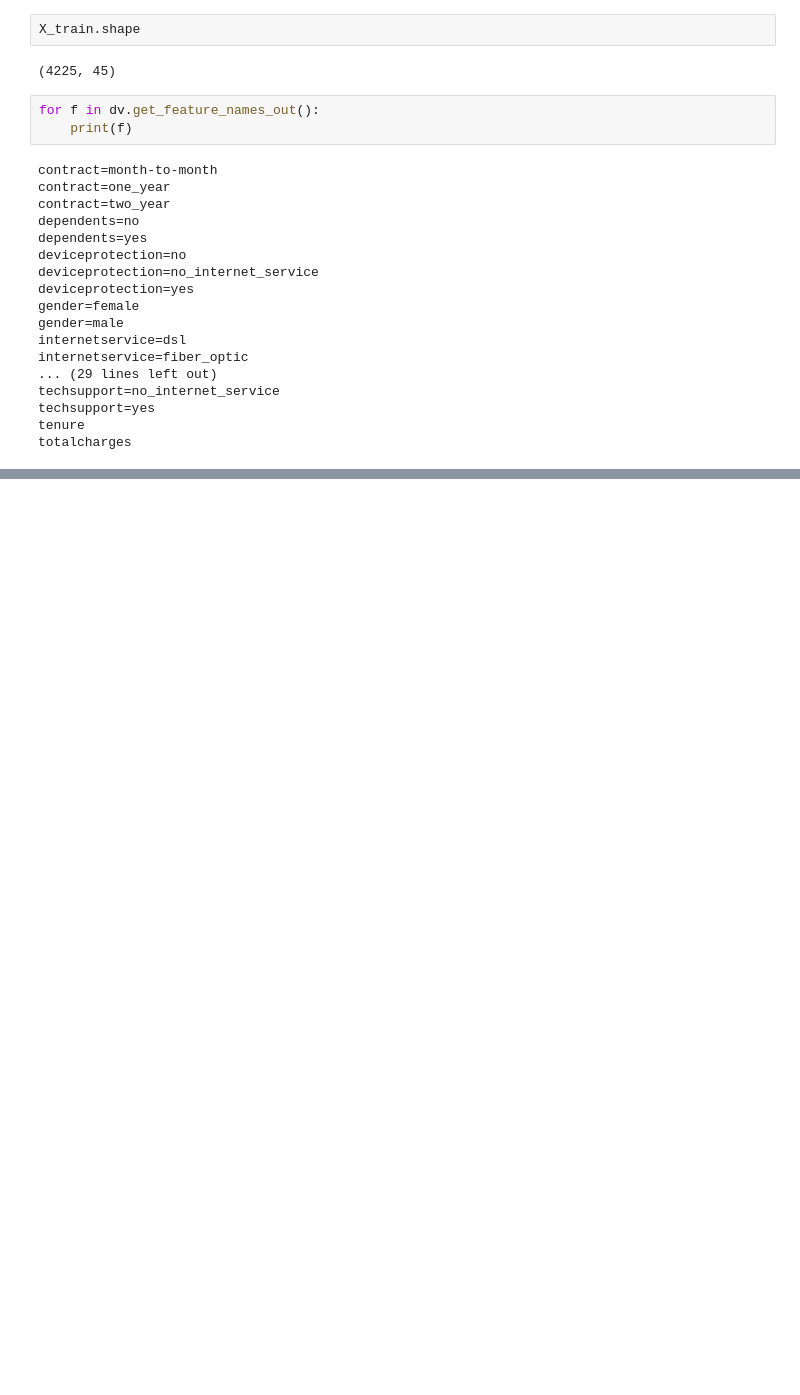
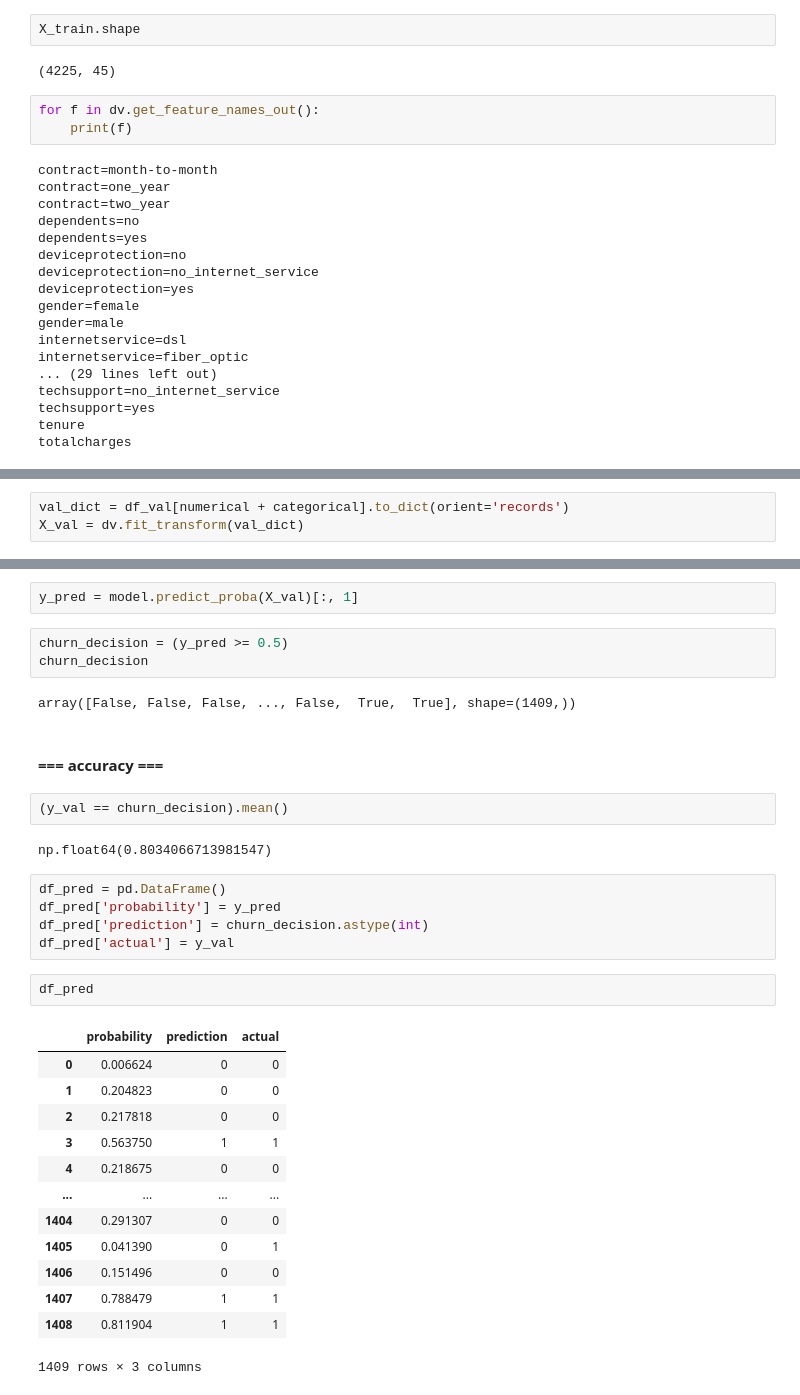
Before and after one commit to alex-alyushin/machine-learning-zoomcamp, a Jupyter notebook: 03-classification/Classification.ipynb, the cells around one changed output, grey strips where cells are left out. Cells and saved outputs as stored; diff of their text form; blank space fills up the shorter version.

```diff
--- a/03-classification/Classification.ipynb
+++ b/03-classification/Classification.ipynb
@@ -618,0 +717,3 @@ totalcharges
+# %%
+val_dict = df_val[numerical + categorical].to_dict(orient='records')
+X_val = dv.fit_transform(val_dict)
@@ -618,0 +736,34 @@ totalcharges
+# %%
+y_pred = model.predict_proba(X_val)[:, 1]
+# %%
+churn_decision = (y_pred >= 0.5)
+churn_decision
+# %% [output]
+array([False, False, False, ..., False,  True,  True], shape=(1409,))
+# %% [markdown]
+#### === accuracy ===
+# %%
+(y_val == churn_decision).mean()
+# %% [output]
+np.float64(0.8034066713981547)
+# %%
+df_pred = pd.DataFrame()
+df_pred['probability'] = y_pred
+df_pred['prediction'] = churn_decision.astype(int)
+df_pred['actual'] = y_val
+# %%
+df_pred
+# %% [output]
+|  | probability | prediction | actual |
+| 0 | 0.006624 | 0 | 0 |
+| 1 | 0.204823 | 0 | 0 |
+| 2 | 0.217818 | 0 | 0 |
+| 3 | 0.563750 | 1 | 1 |
+| 4 | 0.218675 | 0 | 0 |
+| ... | ... | ... | ... |
+| 1404 | 0.291307 | 0 | 0 |
+| 1405 | 0.041390 | 0 | 1 |
+| 1406 | 0.151496 | 0 | 0 |
+| 1407 | 0.788479 | 1 | 1 |
+| 1408 | 0.811904 | 1 | 1 |
+1409 rows × 3 columns
```
Also changed, not shown: parts of 27 cells of this notebook.
